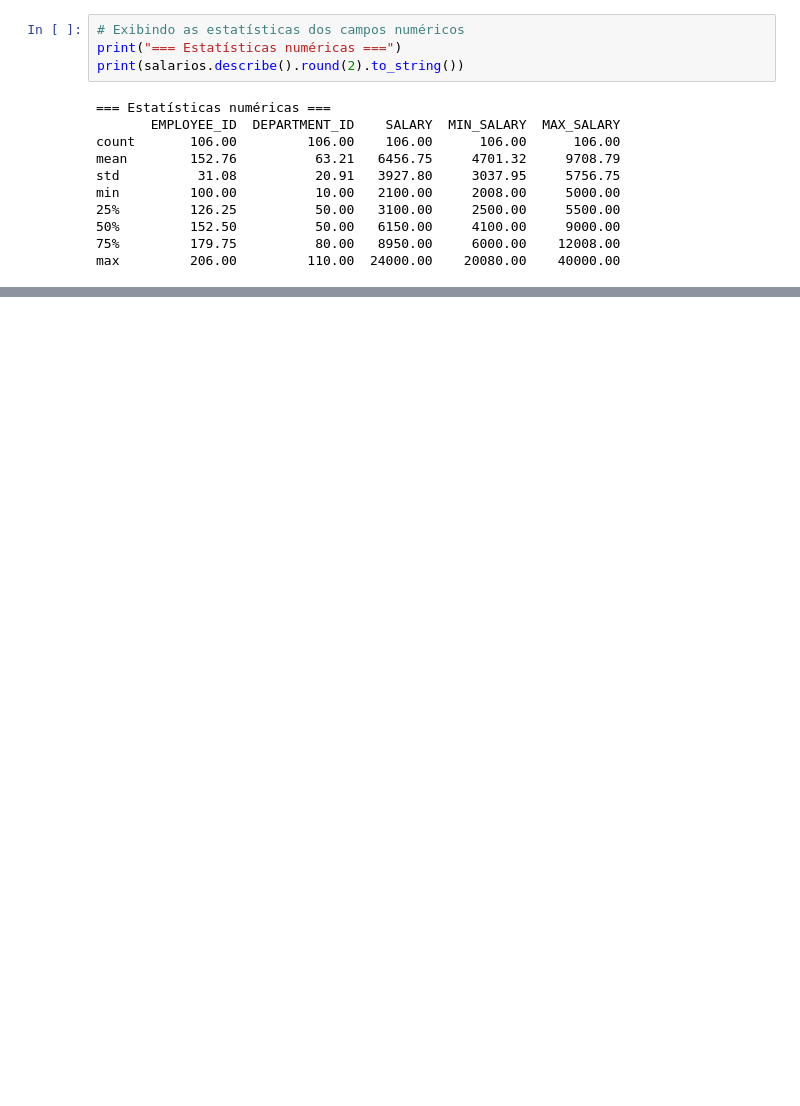
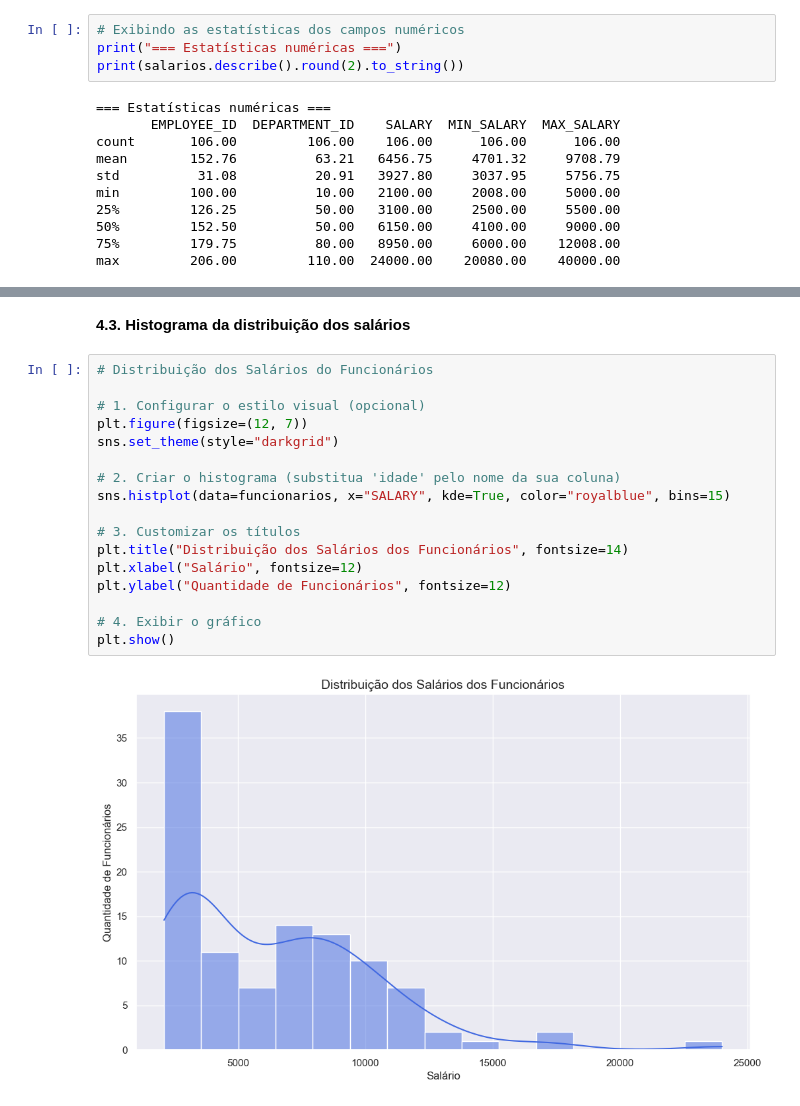
Before and after one commit to orlandovcj/SCTEC_Modulo_I_Projeto_Final, a Jupyter notebook: Projeto_Final_Orlando_Castro.ipynb, the cells around one changed output, grey strips where cells are left out. Cells and saved outputs as stored; diff of their text form; blank space fills up the shorter version.

```diff
--- a/Projeto_Final_Orlando_Castro.ipynb
+++ b/Projeto_Final_Orlando_Castro.ipynb
@@ -173,0 +327,21 @@ As colunas `EMPLOYEE_ID` e `DEPARTMENT_ID` são códigos que representam os func
+# %% [markdown]
+**4.3. Histograma da distribuição dos salários**
+# %%
+# Distribuição dos Salários do Funcionários
+
+# 1. Configurar o estilo visual (opcional)
+plt.figure(figsize=(12, 7))
+sns.set_theme(style="darkgrid")
+
+# 2. Criar o histograma (substitua 'idade' pelo nome da sua coluna)
+sns.histplot(data=funcionarios, x="SALARY", kde=True, color="royalblue", bins=15)
+
+# 3. Customizar os títulos
+plt.title("Distribuição dos Salários dos Funcionários", fontsize=14)
+plt.xlabel("Salário", fontsize=12)
+plt.ylabel("Quantidade de Funcionários", fontsize=12)
+
+# 4. Exibir o gráfico
+plt.show()
+# %% [output]
+[figure, added]
```
Also changed, not shown: parts of 25 cells of this notebook.
